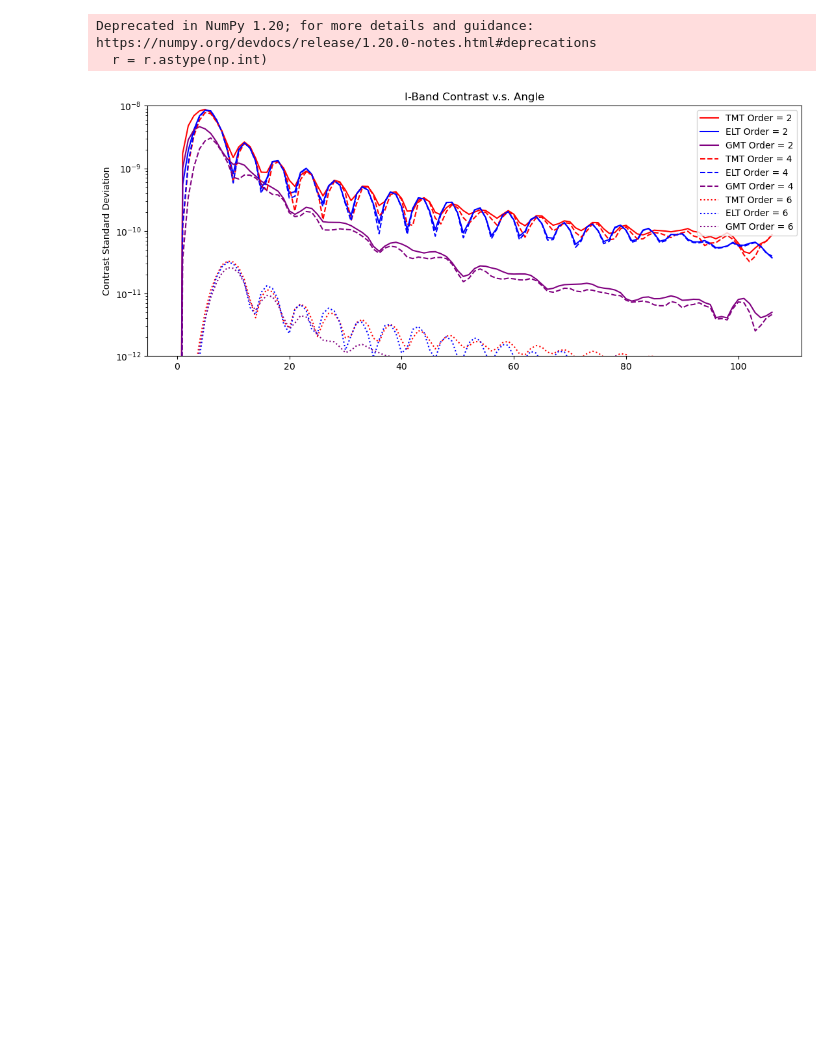
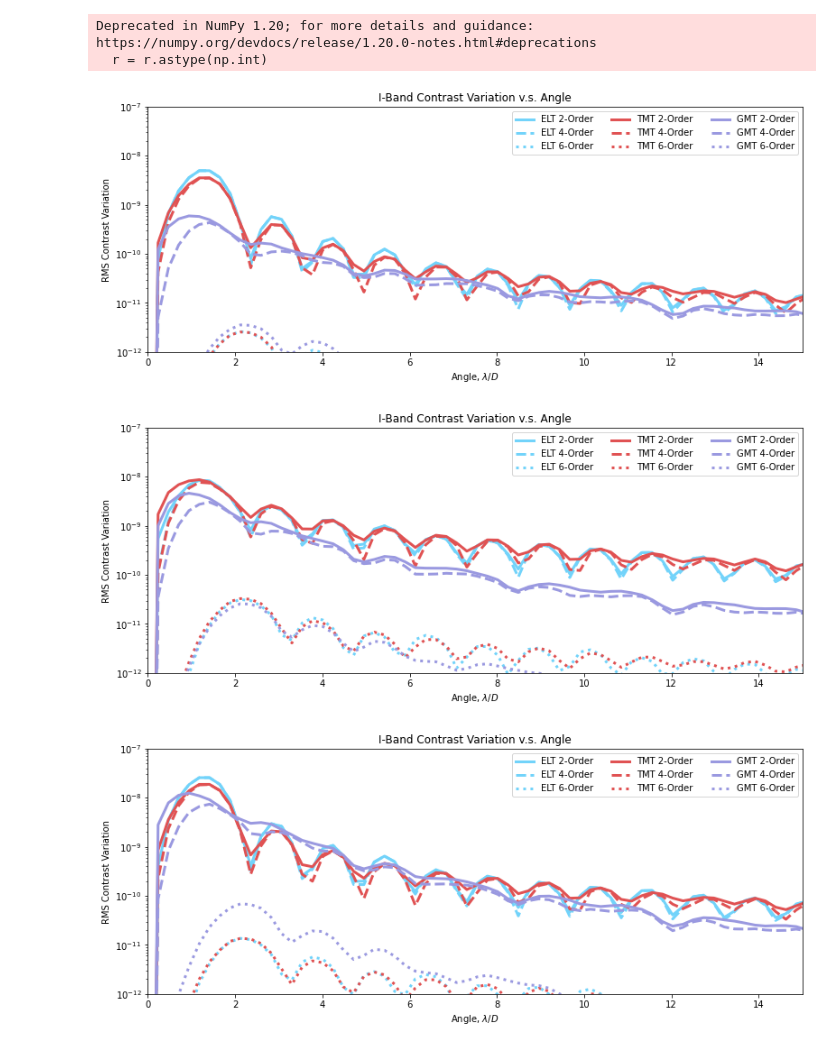
Before and after one commit to Jashcraf/polarization-gsmts-II, a Jupyter notebook: coro_sim.ipynb, the cells around one changed output. Saved outputs shown, nothing was run; the diff lists cells and outputs as text; code cells hidden in the pictures; blank space fills up the shorter version.

```diff
--- a/coro_sim.ipynb
+++ b/coro_sim.ipynb
@@ -22,7 +24,7 @@ from importlib import reload
 # I think the surfaces are wrong
 # %%
 sim_params['wavelength'] = filters['I'] * 1e-6
-sim_params['order'] = 6
+sim_params['order'] = 2
 sim_params['npix_pupil'] = 1024
 sim_params['segment variation'] = False
 sim_params['poke.Rayfront'] = 'rayfronts/ELT.msgpack'
@@ -30,5 +32,4 @@ sim_params['poke.Rayfront'] = 'rayfronts/ELT.msgpack'
 wfout = sim_gsmt_jones_pupil(sim_params, elt_conf)
 
 sim_params['segment variation'] = True
-
 wfout_aberrated = sim_gsmt_jones_pupil(sim_params, elt_conf)
@@ -48,6 +68,7 @@ plt.colorbar()
 # %%
 # try a whole data cyoob
-residual_cube = np.zeros([25,*wfout.power.shaped.shape])
+side = 150
+residual_cube = np.zeros([25,150,150])
 print(residual_cube.shape)
 # %% [output]
 (25, 150, 150)
@@ -150,31 +204,45 @@ rad_gmt_6 = reg_radial_profile(np.std(gmt_cube_o6,axis=0),[mean_trials.shape[0]/
 Deprecated in NumPy 1.20; for more details and guidance: https://numpy.org/devdocs/release/1.20.0-notes.html#deprecations
   r = r.astype(np.int)
 # %%
-# plt.plot(rad + rad_std)
-plt.figure(figsize=[13,5])
-plt.title('I-Band Contrast v.s. Angle')
-# plt.subplot(131)
-plt.plot(rad_tmt_2,label='TMT Order = 2',color='red',linestyle='solid')
-plt.plot(rad_elt_2,label='ELT Order = 2',color='blue',linestyle='solid')
-plt.plot(rad_gmt_2,label='GMT Order = 2',color='purple',linestyle='solid')
-# plt.legend()
-# plt.ylim(1e-10,1e-8)
-# plt.yscale('log')
-# plt.subplot(132)
-plt.plot(rad_tmt_4,label='TMT Order = 4',color='red',linestyle='dashed')
-plt.plot(rad_elt_4,label='ELT Order = 4',color='blue',linestyle='dashed')
-plt.plot(rad_gmt_4,label='GMT Order = 4',color='purple',linestyle='dashed')
-# plt.legend()
-# plt.ylim(1e-10,1e-8)
-# plt.yscale('log')
-# plt.subplot(133)
-plt.plot(rad_tmt_6,label='TMT Order = 6',color='red',linestyle='dotted')
-plt.plot(rad_elt_6,label='ELT Order = 6',color='blue',linestyle='dotted')
-plt.plot(rad_gmt_6,label='GMT Order = 6',color='purple',linestyle='dotted')
-plt.yscale('log')
-plt.legend()
-plt.ylim(1e-12,1e-8)
-plt.ylabel('Contrast Standard Deviation')
-plt.show()
+dx_ld = 1/sim_params['q_focal']
+eltcolor = '#72d3fa'
+tmtcolor = '#e05253'
+gmtcolor = '#9a99e0'
+lw = 3
+
+xaxis = np.linspace(0,sim_params['nairy_focal'],len(rad_tmt_2))
+
+for i in range(3):
+
+    # plt.plot(rad + rad_std)
+    plt.figure(figsize=[13,5])
+    plt.title('I-Band Contrast Variation v.s. Angle')
+    # plt.subplot(131)
+    plt.plot(xaxis,elt_pro_2[i],label='ELT 2-Order',color=eltcolor,linestyle='solid',linewidth=lw)
+    plt.plot(xaxis,elt_pro_4[i],label='ELT 4-Order',color=eltcolor,linestyle='dashed',linewidth=lw)
+    plt.plot(xaxis,elt_pro_6[i],label='ELT 6-Order',color=eltcolor,linestyle='dotted',linewidth=lw)
+    # plt.legend()
+    # plt.ylim(1e-10,1e-8)
+    # plt.yscale('log')
+    # plt.subplot(132)
+    plt.plot(xaxis,tmt_pro_2[i],label='TMT 2-Order',color=tmtcolor,linestyle='solid',linewidth=lw)
+    plt.plot(xaxis,tmt_pro_4[i],label='TMT 4-Order',color=tmtcolor,linestyle='dashed',linewidth=lw)
+    plt.plot(xaxis,tmt_pro_6[i],label='TMT 6-Order',color=tmtcolor,linestyle='dotted',linewidth=lw)
+    # plt.legend()
+    # plt.ylim(1e-10,1e-8)
+    # plt.yscale('log')
+    # plt.subplot(133)
+    plt.plot(xaxis,gmt_pro_2[i],label='GMT 2-Order',color=gmtcolor,linestyle='solid',linewidth=lw)
+    plt.plot(xaxis,gmt_pro_4[i],label='GMT 4-Order',color=gmtcolor,linestyle='dashed',linewidth=lw)
+    plt.plot(xaxis,gmt_pro_6[i],label='GMT 6-Order',color=gmtcolor,linestyle='dotted',linewidth=lw)
+    plt.yscale('log')
+    plt.legend(ncol=3)
+    plt.ylim(1e-12,1e-7)
+    plt.xlim(0,15)
+    plt.ylabel('RMS Contrast Variation')
+    plt.xlabel('Angle, '+r'$\lambda / D$')
+    plt.show()
 # %% [output]
-[figure, old version]
+[figure, new version]
+[figure, added]
+[figure, added]
```
Also changed, not shown: parts of 18 cells of this notebook, 2 other files.
